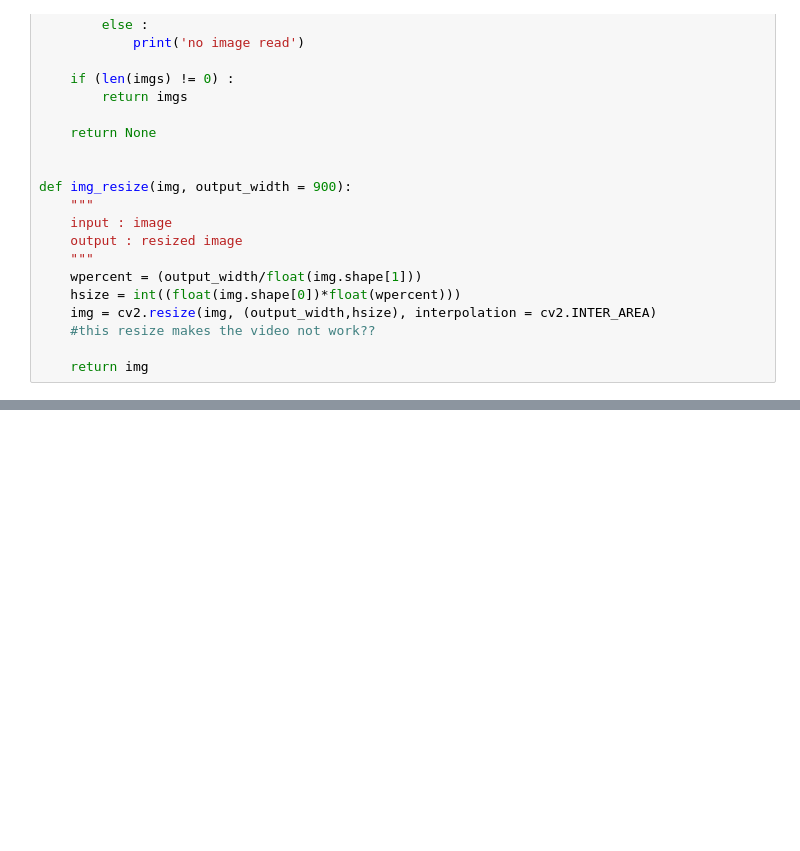
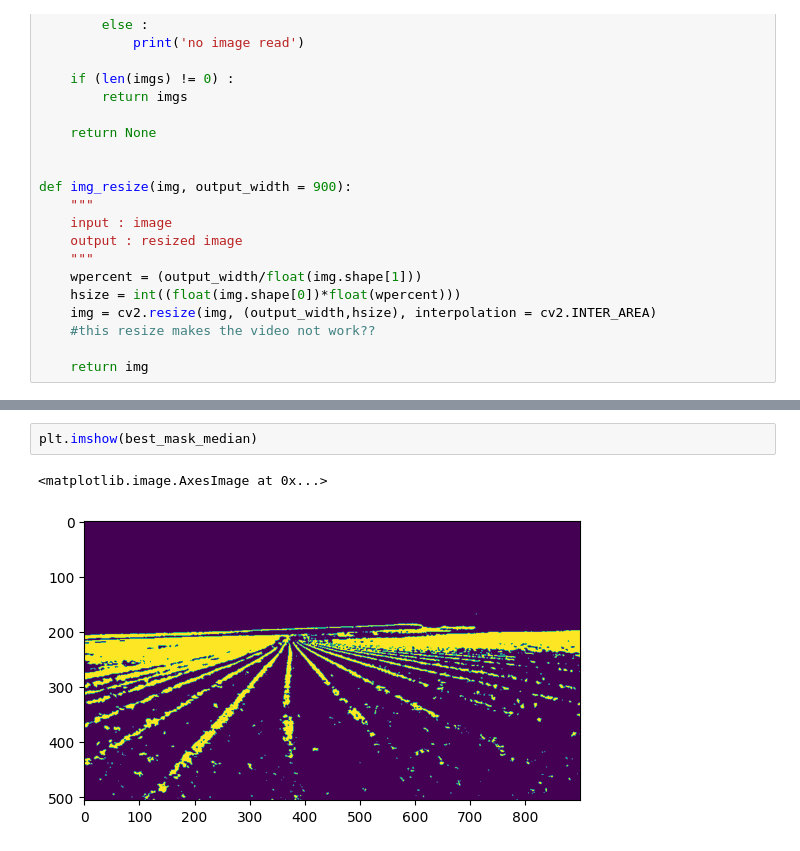
Before and after one commit to rmerat/Caterra-1, a Jupyter notebook: Crop_Det_Notebook.ipynb, the cells around one changed output, grey strips where cells are left out. Drawn from its saved outputs; the diff is of its cells as text; blank space fills up the shorter version.

```diff
--- a/Crop_Det_Notebook.ipynb
+++ b/Crop_Det_Notebook.ipynb
@@ -98,0 +328,5 @@ np.shape(images[3])[1]
+# %%
+plt.imshow(best_mask_median)
+# %% [output]
+<matplotlib.image.AxesImage at 0x...>
+[figure, added]
```
Also changed, not shown: parts of 17 cells of this notebook, 1 other file.
